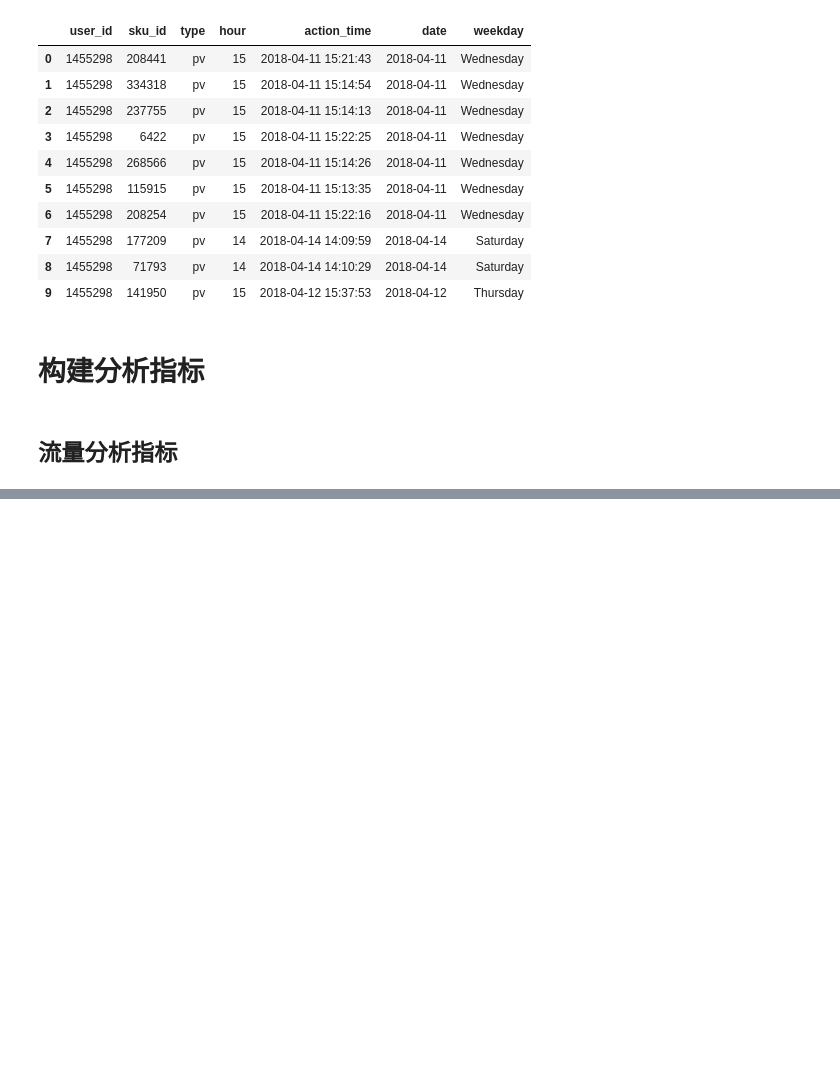
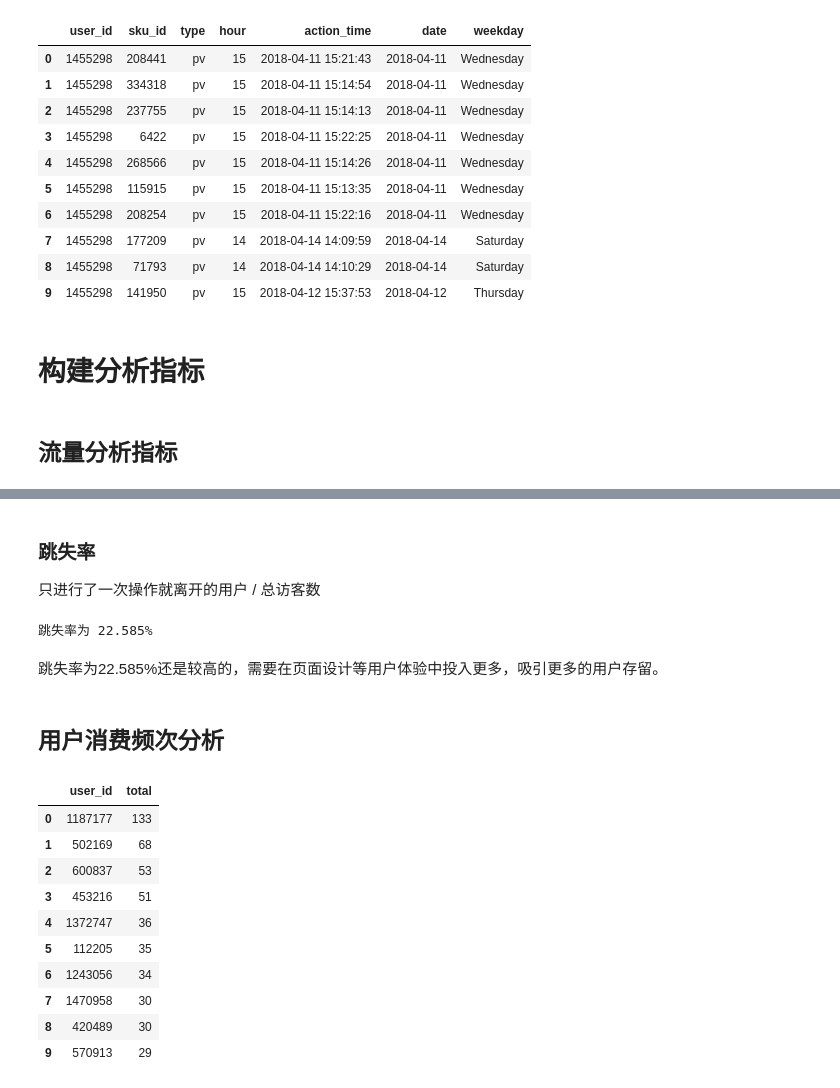
Before and after one commit to Gipbear/data-analysis, a Jupyter notebook: 数据分析实战/用户购物行为/用户购物行为分析.ipynb, the cells around one changed output, grey strips where cells are left out. Cells and saved outputs as stored; diff of their text form; code cells hidden in the pictures; blank space fills up the shorter version.

```diff
--- a/数据分析实战/用户购物行为/用户购物行为分析.ipynb
+++ b/数据分析实战/用户购物行为/用户购物行为分析.ipynb
@@ -113,9 +113,10 @@ data.describe()
 # 数据预处理
 # %%
 # 提取日期
-data['date'] = pd.to_datetime(data['action_time']).dt.date
-data['hour'] = pd.to_datetime(data['action_time']).dt.hour
-data['weekday'] = pd.to_datetime(data['action_time']).dt.day_name()
+data['action_time'] = pd.to_datetime(data['action_time'], format='%Y-%m-%d %H:%M:%S')
+data['date'] = data['action_time'].dt.date
+data['hour'] = data['action_time'].dt.hour
+data['weekday'] = data['action_time'].dt.day_name()
 # %%
 # 删除无用列
 data = data.drop('module_id', axis=1)
@@ -207,0 +228,37 @@ print(mem_usage(data['action_time']))
+# %% [markdown]
+### 跳失率
+
+只进行了一次操作就离开的用户 / 总访客数
+# %%
+attrition_rates = sum(behavior.groupby('user_id')['type'].count() == 1) / uv
+print('跳失率为 %.3f%%' % (attrition_rates * 100))
+# %% [output]
+跳失率为 22.585%
+# %% [markdown]
+跳失率为22.585%还是较高的，需要在页面设计等用户体验中投入更多，吸引更多的用户存留。
+# %% [markdown]
+## 用户消费频次分析
+# %%
+# 单个用户消费总次数
+total_buy_count = behavior[behavior['type'] == 'pay'].groupby(
+    ['user_id'])['type'].count().to_frame().rename(columns={'type': 'total'})
+# 消费前十的用户
+topbuyer10 = total_buy_count.sort_values(by='total', ascending=False)[:10]
+# 复购率
+re_buy_rate = total_buy_count[total_buy_count >
+                              1].count()/total_buy_count.count()
+# %%
+# 消费前十可视化
+topbuyer10.reset_index().style.bar(color='skyblue', subset=['total'])
+# %% [output]
+|  | user_id | total |
+| 0 | 1187177 | 133 |
+| 1 | 502169 | 68 |
+| 2 | 600837 | 53 |
+| 3 | 453216 | 51 |
+| 4 | 1372747 | 36 |
+| 5 | 112205 | 35 |
+| 6 | 1243056 | 34 |
+| 7 | 1470958 | 30 |
+| 8 | 420489 | 30 |
+| 9 | 570913 | 29 |
```
Also changed, not shown: parts of 78 cells of this notebook.
